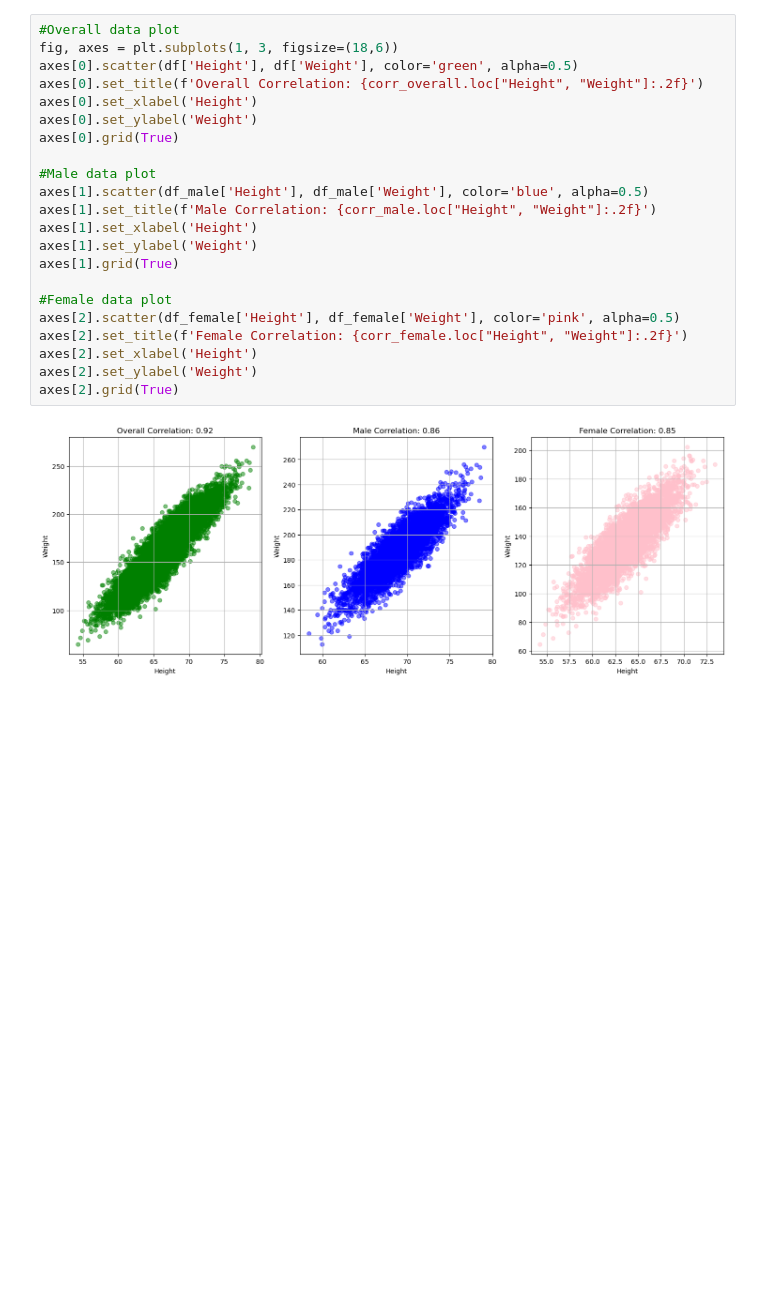
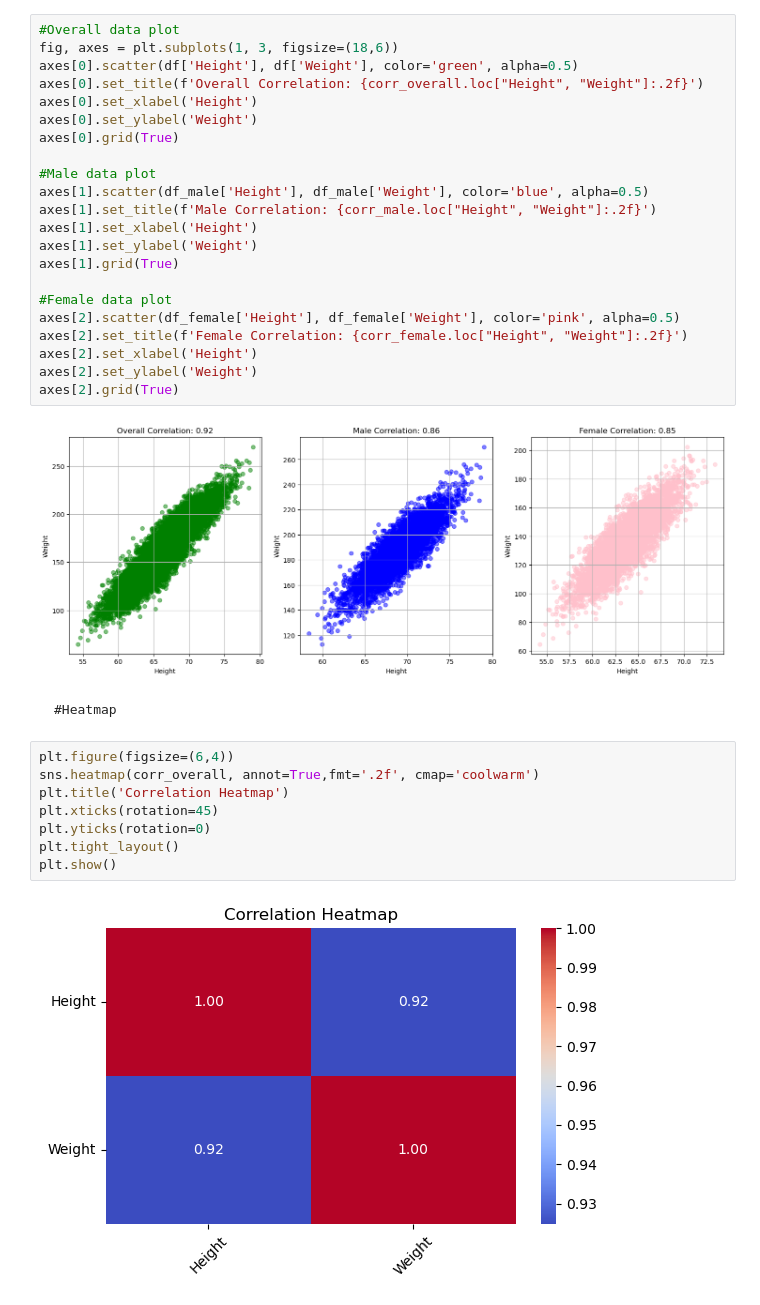
Before and after one commit to Rikashiii/Advanced-Analytics, a Jupyter notebook: Variance_Covarience/covariance.ipynb, the cells around one changed output. Drawn from its saved outputs; the diff is of its cells as text; blank space fills up the shorter version.

```diff
--- a/Variance_Covarience/covariance.ipynb
+++ b/Variance_Covarience/covariance.ipynb
@@ -74,3 +75,15 @@ axes[2].set_ylabel('Weight')
 axes[2].grid(True)
 # %% [output]
 [figure]
+# %% [markdown]
+    #Heatmap
+# %%
+plt.figure(figsize=(6,4))
+sns.heatmap(corr_overall, annot=True,fmt='.2f', cmap='coolwarm')
+plt.title('Correlation Heatmap')
+plt.xticks(rotation=45)
+plt.yticks(rotation=0)
+plt.tight_layout()
+plt.show()
+# %% [output]
+[figure, added]
```
Also changed, not shown: parts of 1 cell of this notebook, 11 other files.
